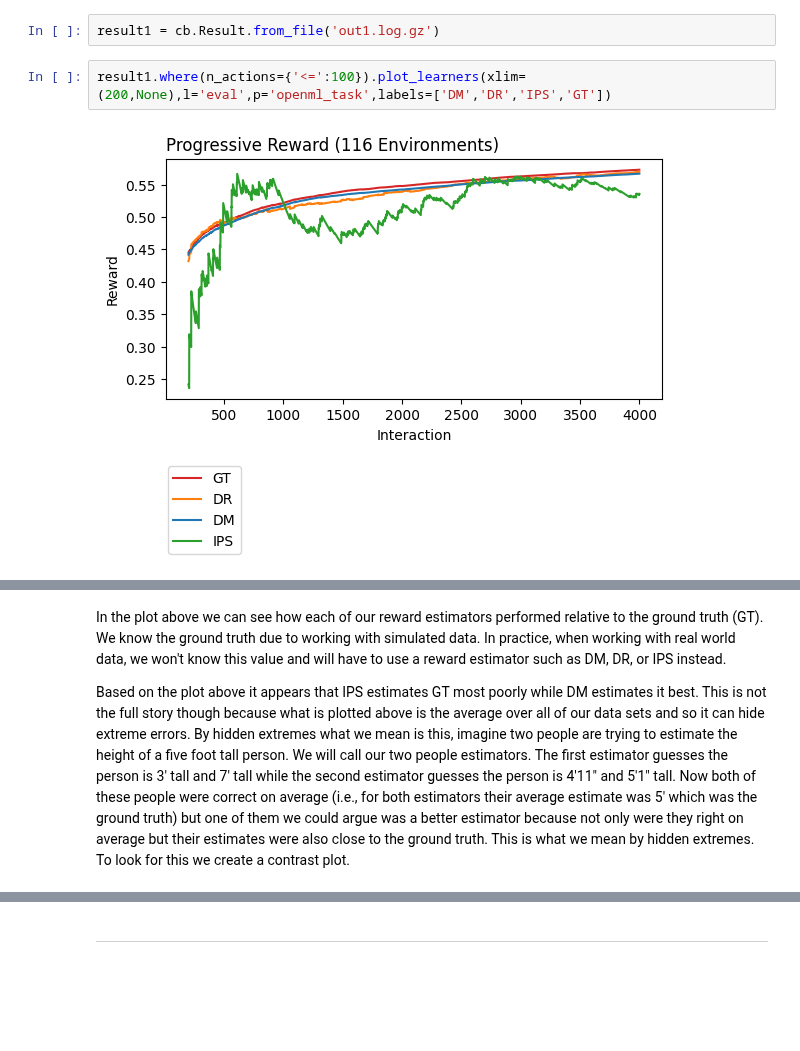
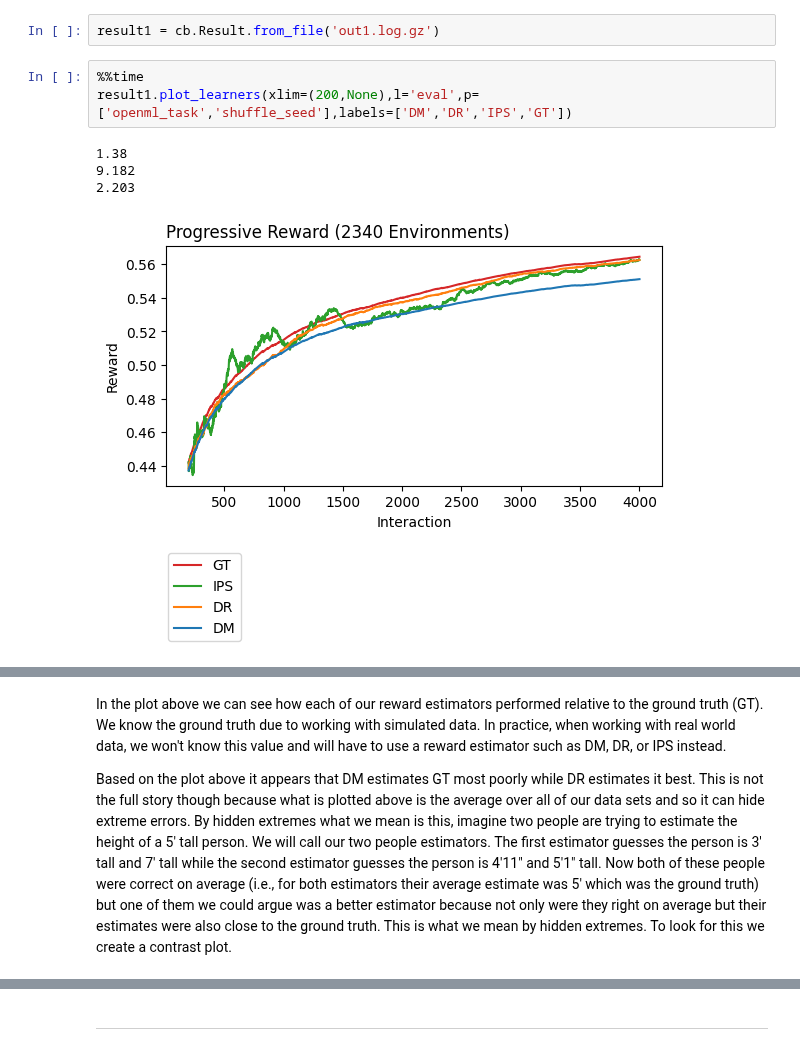
Before and after one commit to VowpalWabbit/coba, a Jupyter notebook: examples/notebooks/Logged Data.ipynb, the cells around one changed output, grey strips where cells are left out. Saved outputs shown, nothing was run; the diff lists cells and outputs as text; blank space fills up the shorter version.

```diff
--- a/examples/notebooks/Logged Data.ipynb
+++ b/examples/notebooks/Logged Data.ipynb
@@ -39,7 +43,11 @@ experiment1.run('out1.log.gz',processes=12,quiet=True)
 We plot the experimental results to see which one of our three options best utilized the logged data to predict online performance.
 # %%
 result1 = cb.Result.from_file('out1.log.gz')
-# %%
-result1.where(n_actions={'<=':100}).plot_learners(xlim=(200,None),l='eval',p='openml_task',labels=['DM','DR','IPS','GT'])
-# %% [output]
-[figure, removed]
+# %%
+%%time
+result1.plot_learners(xlim=(200,None),l='eval',p=['openml_task','shuffle_seed'],labels=['DM','DR','IPS','GT'])
+# %% [output]
+1.38
+9.182
+2.203
+[figure, added]
@@ -46,4 +56,4 @@ result1.where(n_actions={'<=':100}).plot_learners(xlim=(200,None),l='eval',p='op
 # %% [markdown]
 In the plot above we can see how each of our reward estimators performed relative to the ground truth (GT). We know the ground truth  due to working with simulated data. In practice, when working with real world data, we won't know this value and will have to use a reward estimator such as DM, DR, or IPS instead.
 
-Based on the plot above it appears that IPS estimates GT most poorly while DM estimates it best. This is not the full story though because what is plotted above is the average over all of our data sets and so it can hide extreme errors. By hidden extremes what we mean is this, imagine two people are trying to estimate the height of a five foot tall person. We will call our two people estimators. The first estimator guesses the person is 3' tall and 7' tall while the second estimator guesses the person is 4'11" and 5'1" tall. Now both of these people were correct on average (i.e., for both estimators their average estimate was 5' which was the ground truth) but one of them we could argue was a better estimator because not only were they right on average but their estimates were also close to the ground truth. This is what we mean by hidden extremes. To look for this we create a contrast plot.
+Based on the plot above it appears that DM estimates GT most poorly while DR estimates it best. This is not the full story though because what is plotted above is the average over all of our data sets and so it can hide extreme errors. By hidden extremes what we mean is this, imagine two people are trying to estimate the height of a 5' tall person. We will call our two people estimators. The first estimator guesses the person is 3' tall and 7' tall while the second estimator guesses the person is 4'11" and 5'1" tall. Now both of these people were correct on average (i.e., for both estimators their average estimate was 5' which was the ground truth) but one of them we could argue was a better estimator because not only were they right on average but their estimates were also close to the ground truth. This is what we mean by hidden extremes. To look for this we create a contrast plot.
```
Also changed, not shown: parts of 12 cells of this notebook, 4 other files.
